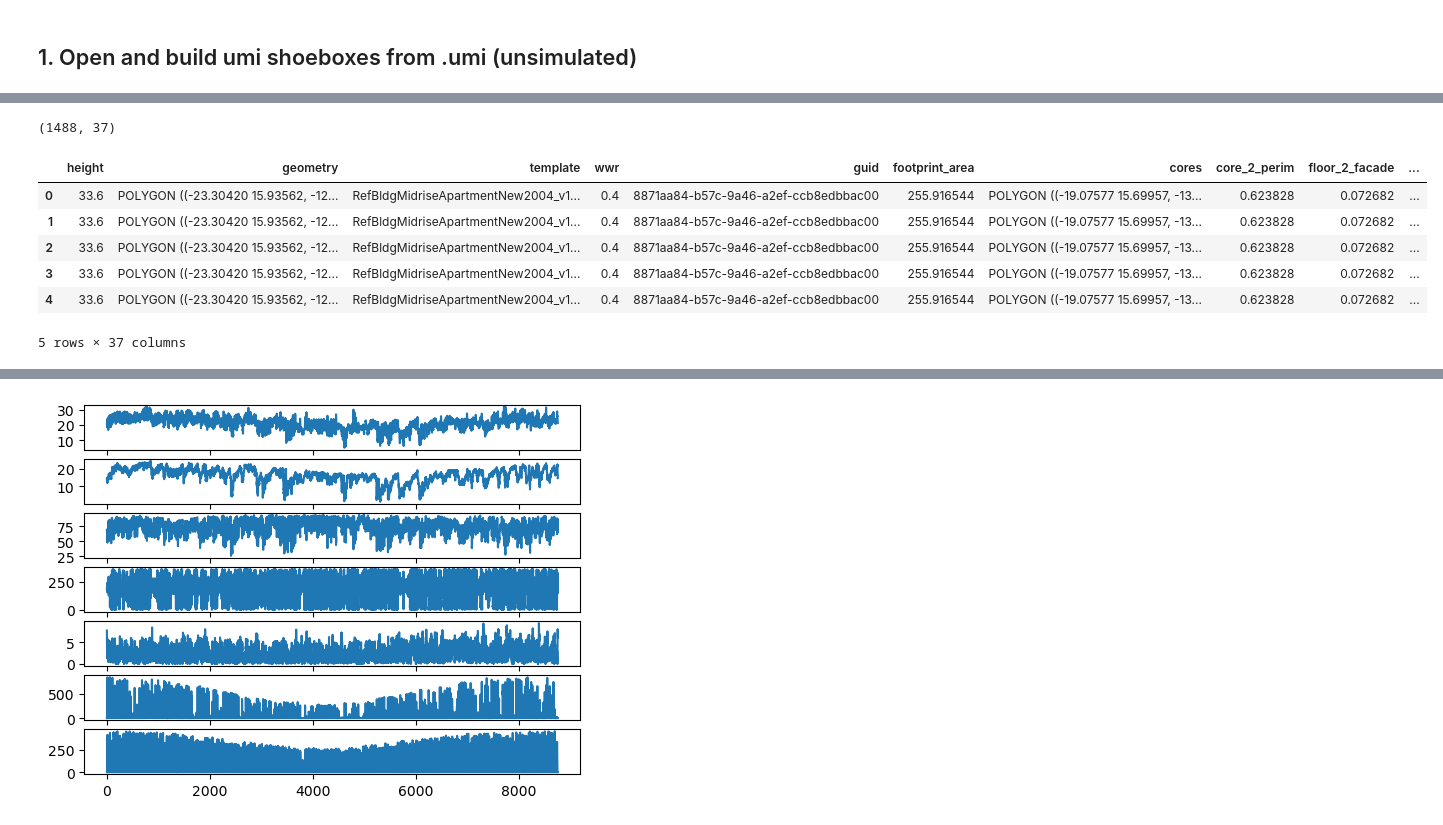
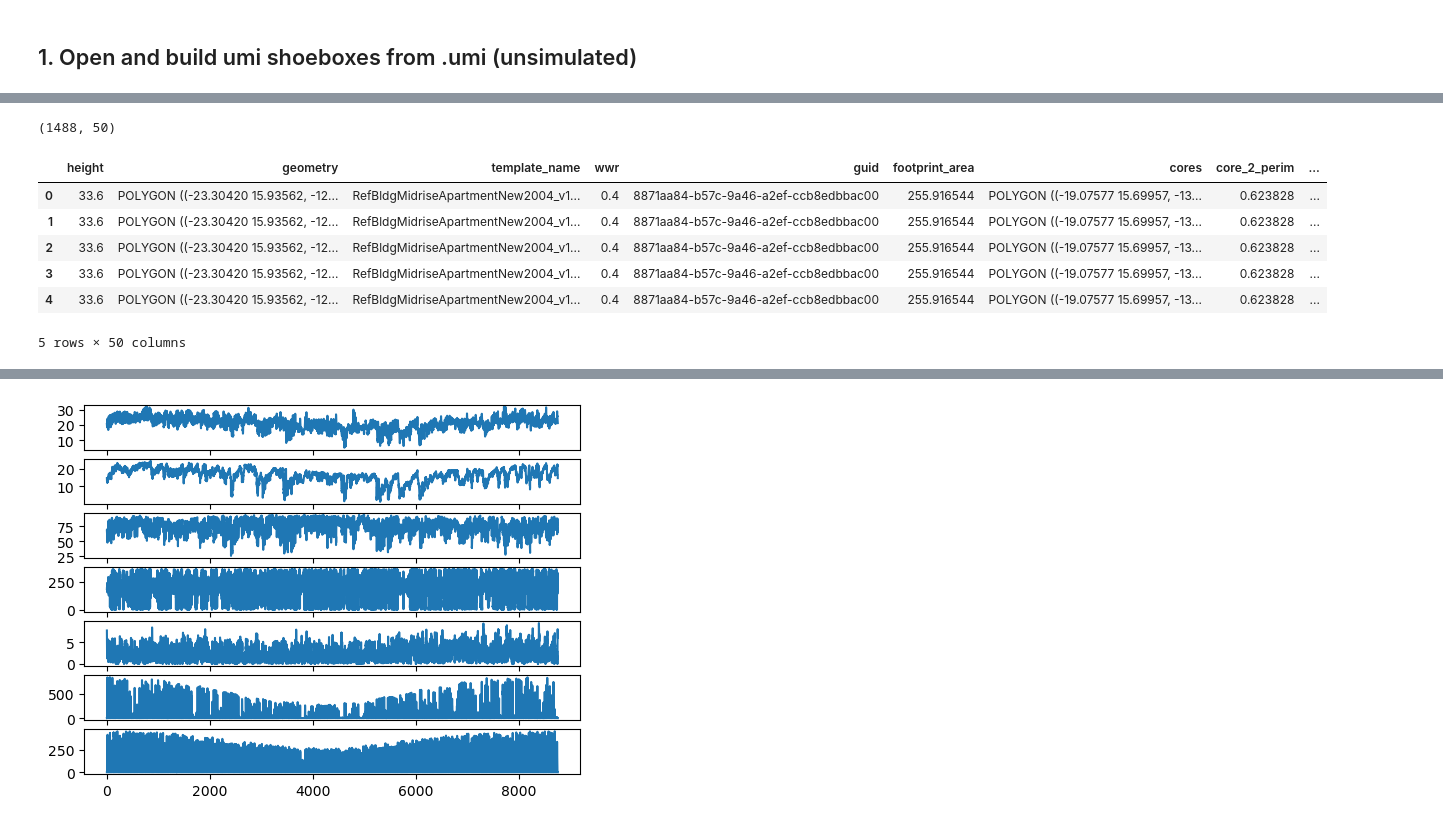
Before and after one commit to szvsw/ml-for-building-energy-modeling, a Jupyter notebook: ml-for-bem/umi_tester.ipynb, the cells around one changed output, grey strips where cells are left out. Cells and saved outputs as stored; diff of their text form; code cells hidden in the pictures.

```diff
--- a/ml-for-bem/umi_tester.ipynb
+++ b/ml-for-bem/umi_tester.ipynb
@@ -95,12 +93,12 @@ Length: 1488, dtype: float64
 # %%
-print(shoebox_df.shape)
-shoebox_df.head()
+print(umi_test.shoebox_gdf.shape)
+umi_test.shoebox_gdf.head()
 # %% [output]
-(1488, 37)
+(1488, 50)
-|  | height | geometry | template | wwr | guid | footprint_area | cores | core_2_perim | floor_2_facade | ... |
-| 0 | 33.6 | POLYGON ((-23.30420 15.93562, -12... | RefBldgMidriseApartmentNew2004_v1... | 0.4 | 8871aa84-b57c-9a46-a2ef-ccb8edbbac00 | 255.916544 | POLYGON ((-19.07577 15.69957, -13... | 0.623828 | 0.072682 | ... |
-| 1 | 33.6 | POLYGON ((-23.30420 15.93562, -12... | RefBldgMidriseApartmentNew2004_v1... | 0.4 | 8871aa84-b57c-9a46-a2ef-ccb8edbbac00 | 255.916544 | POLYGON ((-19.07577 15.69957, -13... | 0.623828 | 0.072682 | ... |
-| 2 | 33.6 | POLYGON ((-23.30420 15.93562, -12... | RefBldgMidriseApartmentNew2004_v1... | 0.4 | 8871aa84-b57c-9a46-a2ef-ccb8edbbac00 | 255.916544 | POLYGON ((-19.07577 15.69957, -13... | 0.623828 | 0.072682 | ... |
-| 3 | 33.6 | POLYGON ((-23.30420 15.93562, -12... | RefBldgMidriseApartmentNew2004_v1... | 0.4 | 8871aa84-b57c-9a46-a2ef-ccb8edbbac00 | 255.916544 | POLYGON ((-19.07577 15.69957, -13... | 0.623828 | 0.072682 | ... |
-| 4 | 33.6 | POLYGON ((-23.30420 15.93562, -12... | RefBldgMidriseApartmentNew2004_v1... | 0.4 | 8871aa84-b57c-9a46-a2ef-ccb8edbbac00 | 255.916544 | POLYGON ((-19.07577 15.69957, -13... | 0.623828 | 0.072682 | ... |
+|  | height | geometry | template_name | wwr | guid | footprint_area | cores | core_2_perim | ... |
+| 0 | 33.6 | POLYGON ((-23.30420 15.93562, -12... | RefBldgMidriseApartmentNew2004_v1... | 0.4 | 8871aa84-b57c-9a46-a2ef-ccb8edbbac00 | 255.916544 | POLYGON ((-19.07577 15.69957, -13... | 0.623828 | ... |
+| 1 | 33.6 | POLYGON ((-23.30420 15.93562, -12... | RefBldgMidriseApartmentNew2004_v1... | 0.4 | 8871aa84-b57c-9a46-a2ef-ccb8edbbac00 | 255.916544 | POLYGON ((-19.07577 15.69957, -13... | 0.623828 | ... |
+| 2 | 33.6 | POLYGON ((-23.30420 15.93562, -12... | RefBldgMidriseApartmentNew2004_v1... | 0.4 | 8871aa84-b57c-9a46-a2ef-ccb8edbbac00 | 255.916544 | POLYGON ((-19.07577 15.69957, -13... | 0.623828 | ... |
+| 3 | 33.6 | POLYGON ((-23.30420 15.93562, -12... | RefBldgMidriseApartmentNew2004_v1... | 0.4 | 8871aa84-b57c-9a46-a2ef-ccb8edbbac00 | 255.916544 | POLYGON ((-19.07577 15.69957, -13... | 0.623828 | ... |
+| 4 | 33.6 | POLYGON ((-23.30420 15.93562, -12... | RefBldgMidriseApartmentNew2004_v1... | 0.4 | 8871aa84-b57c-9a46-a2ef-ccb8edbbac00 | 255.916544 | POLYGON ((-19.07577 15.69957, -13... | 0.623828 | ... |
-5 rows × 37 columns
+5 rows × 50 columns
```
Also changed, not shown: parts of 37 cells of this notebook, 3 other files.
